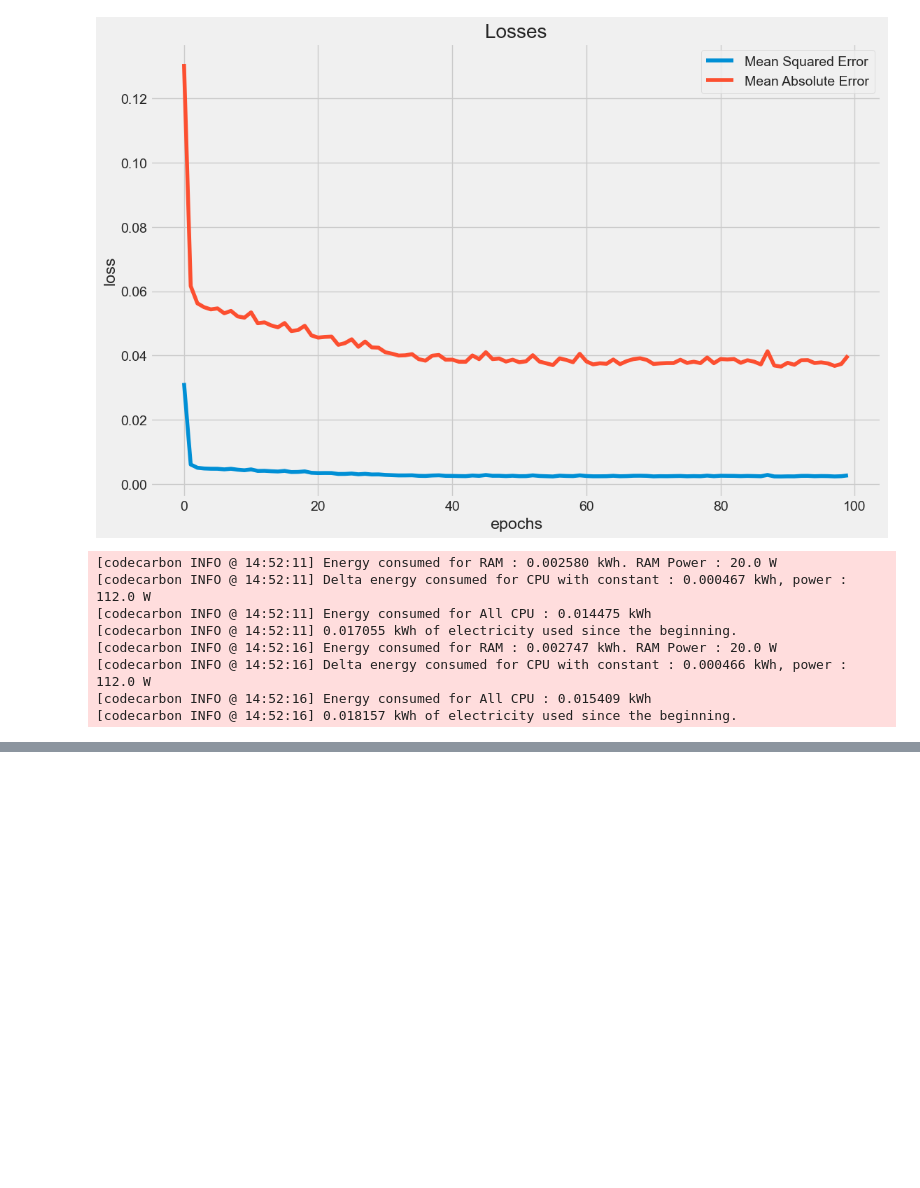
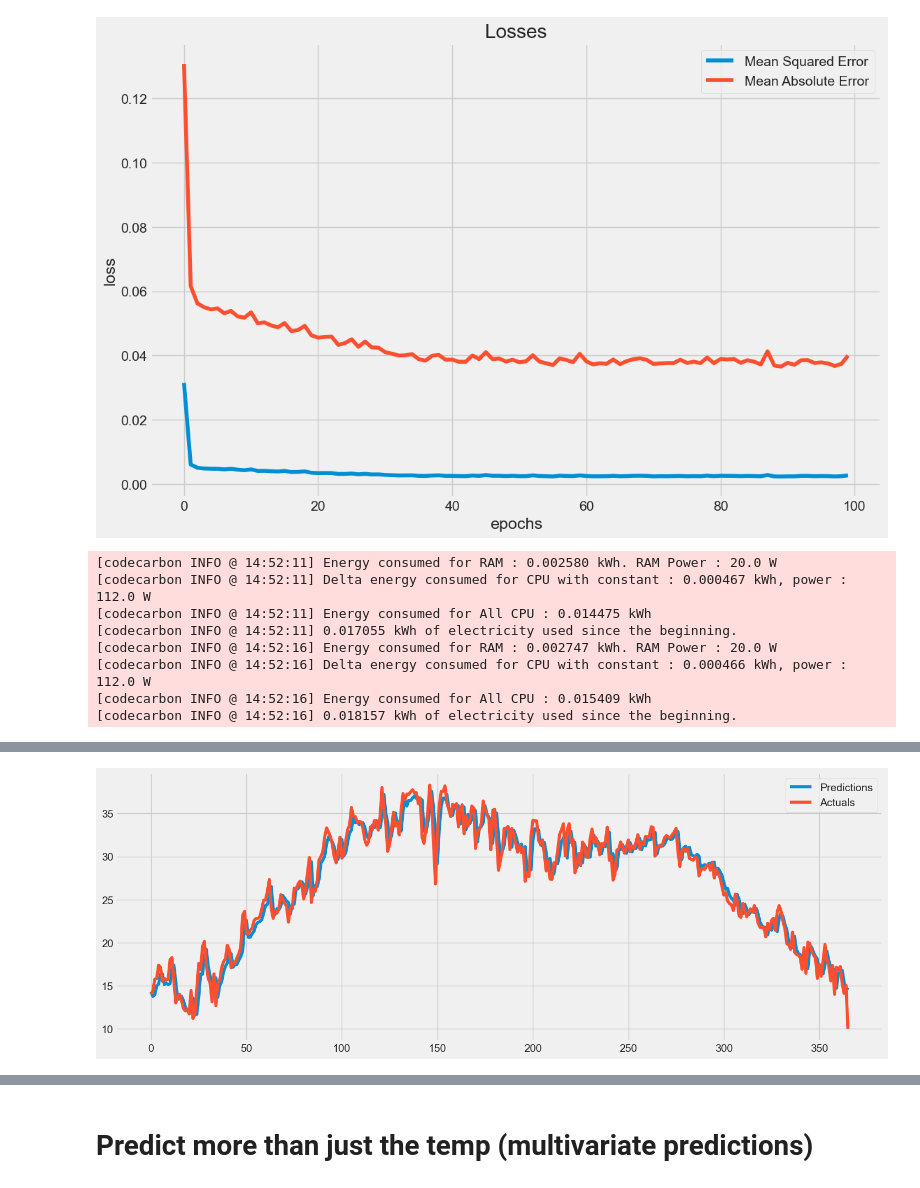
Before and after one commit to Wedenborg/MLOPS-Hackathon, a Jupyter notebook: PredictionLSTM.ipynb, the cells around one changed output, grey strips where cells are left out. Drawn from its saved outputs; the diff is of its cells as text; code cells hidden in the pictures; blank space fills up the shorter version.

```diff
--- a/PredictionLSTM.ipynb
+++ b/PredictionLSTM.ipynb
@@ -252,0 +286,3 @@ Emissions: 0.0026329530544432675 kg CO₂eq
+# %%
+# Get Prediction
+predictions = model.predict(x_test)
@@ -252,0 +295,4 @@ Emissions: 0.0026329530544432675 kg CO₂eq
+# %%
+#inverse predictions scaling
+predictions = scaler.inverse_transform(predictions)
+predictions.shape
@@ -252,0 +301,3 @@ Emissions: 0.0026329530544432675 kg CO₂eq
+# %%
+#inverse y_test scaling
+y_test = scaler.inverse_transform(y_test)
@@ -252,0 +315,3 @@ Emissions: 0.0026329530544432675 kg CO₂eq
+# %%
+preds_acts = pd.DataFrame(data={'Predictions':predictions.flatten(), 'Actuals':y_test.flatten()})
+preds_acts
@@ -252,0 +340,8 @@ Emissions: 0.0026329530544432675 kg CO₂eq
+# %%
+plt.figure(figsize = (16, 6))
+plt.plot(preds_acts['Predictions'])
+plt.plot(preds_acts['Actuals'])
+plt.legend(['Predictions', 'Actuals'])
+plt.show()
+# %% [output]
+[figure, added]
@@ -252,0 +364,2 @@ Emissions: 0.0026329530544432675 kg CO₂eq
+# %% [markdown]
+# Predict more than just the temp (multivariate predictions)
```
Also changed, not shown: parts of 35 cells of this notebook, 2 other files.
